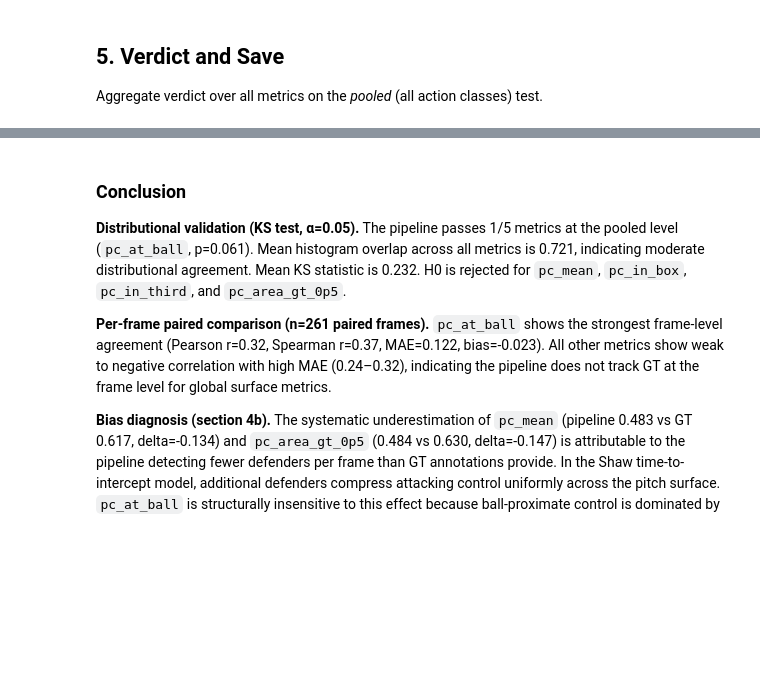
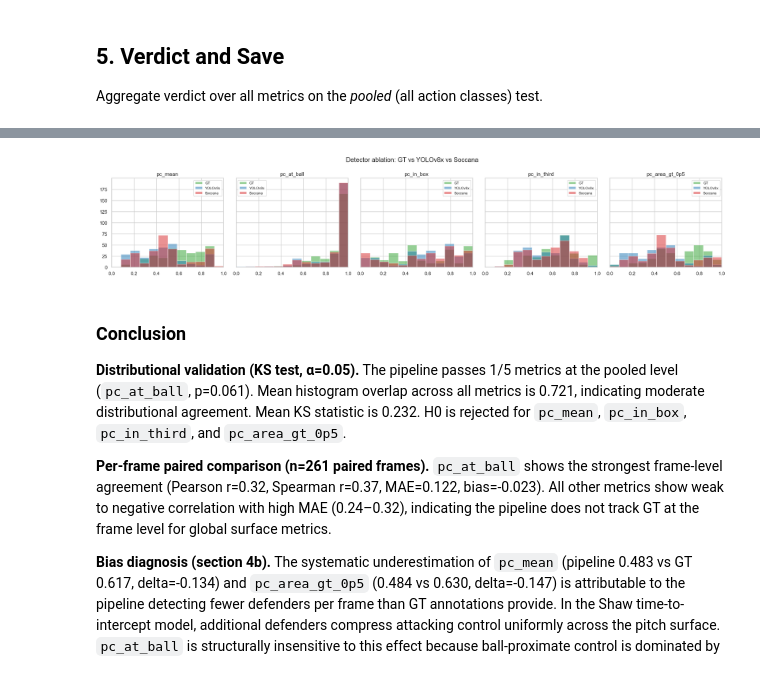
Before and after one commit to itzmore-mph/soccernet-setpiece-vision, a Jupyter notebook: notebooks/04_evaluation_and_validation.ipynb, the cells around one changed output, grey strips where cells are left out. Drawn from its saved outputs; the diff is of its cells as text; code cells hidden in the pictures; blank space fills up the shorter version.

```diff
--- a/notebooks/04_evaluation_and_validation.ipynb
+++ b/notebooks/04_evaluation_and_validation.ipynb
@@ -279,0 +299,70 @@ Saved: /Users/mph/Dev/itzmore-mph/MAIS-projects/final-master-project/soccernet-s
+# %%
+pc_soc_path = OUTPUTS_DIR / "pitch_control_soccana.parquet"
+if not pc_soc_path.is_file():
+    print("pitch_control_soccana.parquet not found.")
+    print("Run scripts/run_soccana_ablation.py then scripts/run_pc_soccana.py to generate it.")
+else:
+    pc_soc = pd.read_parquet(pc_soc_path)
+    gt_only = pc[pc["track"] == "gt"]
+    pipe_only = pc[pc["track"] == "pipeline"]
+    print(f"gt frames      : {len(gt_only)}")
+    print(f"yolov8x frames : {len(pipe_only)}")
+    print(f"soccana frames : {len(pc_soc)}")
+
+    def _row(arr_a, arr_gt, label, metric):
+        if len(arr_a) < 3 or len(arr_gt) < 3:
+            return None
+        ks = stats.ks_2samp(arr_a, arr_gt)
+        return {
+            "detector": label, "metric": metric,
+            "n": len(arr_a), "n_gt": len(arr_gt),
+            "mean": float(arr_a.mean()),
+            "delta": float(arr_a.mean() - arr_gt.mean()),
+            "ks_stat": float(ks.statistic),
+            "ks_p": float(ks.pvalue),
+            "hist_overlap": histogram_overlap(arr_a, arr_gt),
+            "passes_ks": bool(ks.pvalue >= KS_ALPHA),
+        }
+
+    rows = []
+    for metric in METRICS:
+        gt_a = gt_only[metric].dropna().to_numpy()
+        for label, df_d in [("yolov8x", pipe_only), ("soccana", pc_soc)]:
+            r = _row(df_d[metric].dropna().to_numpy(), gt_a, label, metric)
+            if r is not None:
+                rows.append(r)
+    ablation = pd.DataFrame(rows)
+
+    # Side-by-side per metric
+    pivot_delta = ablation.pivot(index="metric", columns="detector", values="delta").round(4)
+    pivot_ks = ablation.pivot(index="metric", columns="detector", values="ks_p").round(4)
+    pivot_overlap = ablation.pivot(index="metric", columns="detector", values="hist_overlap").round(4)
+    print("\nBias (mean - GT mean):")
+    print(pivot_delta)
+    print("\nKS p-value:")
+    print(pivot_ks)
+    print("\nHistogram overlap:")
+    print(pivot_overlap)
+
+    # Bias-reduction summary
+    bias_red = (pivot_delta["yolov8x"].abs() - pivot_delta["soccana"].abs()) / pivot_delta["yolov8x"].abs()
+    print("\nRelative |bias| reduction (yolov8x -> soccana):")
+    print((bias_red * 100).round(1).astype(str) + " %")
+
+    # Save and figure
+    ablation.to_parquet(OUTPUTS_DIR / "ablation_ks_summary.parquet", index=False)
+
+    fig, axes = plt.subplots(1, len(METRICS), figsize=(4 * len(METRICS), 4), sharey=True)
+    for ax, metric in zip(axes, METRICS):
+        edges = np.linspace(0, 1, HIST_BINS + 1)
+        ax.hist(gt_only[metric].dropna(), bins=edges, alpha=0.5, label="GT", color="#2ca02c")
+        ax.hist(pipe_only[metric].dropna(), bins=edges, alpha=0.5, label="YOLOv8x", color="#1f77b4")
+        ax.hist(pc_soc[metric].dropna(), bins=edges, alpha=0.5, label="Soccana", color="#d62728")
+        ax.set_title(metric)
+        ax.set_xlim(0, 1)
+        ax.legend(fontsize=8)
+    fig.suptitle("Detector ablation: GT vs YOLOv8x vs Soccana")
+    fig.tight_layout()
+    fig.savefig(FIGURES_DIR / "12_ablation_histograms.png", dpi=150)
+    plt.show()
+# %% [output]
@@ -280,3 +386,4 @@ Saved: /Users/mph/Dev/itzmore-mph/MAIS-projects/final-master-project/soccernet-s
+[figure, added]
 # %% [markdown]
 ### Conclusion
 
```
Also changed, not shown: parts of 9 cells of this notebook, 8 other files.
